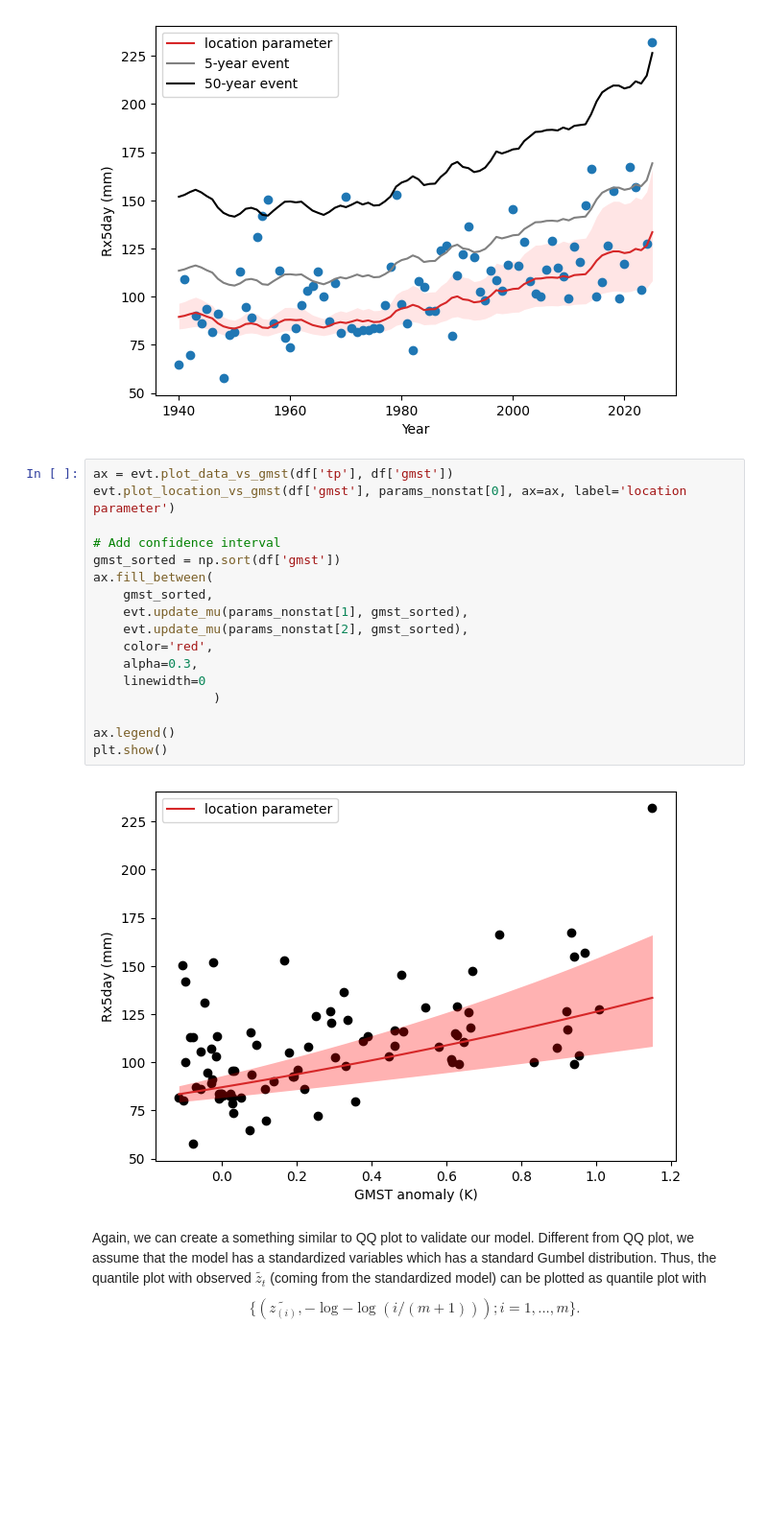
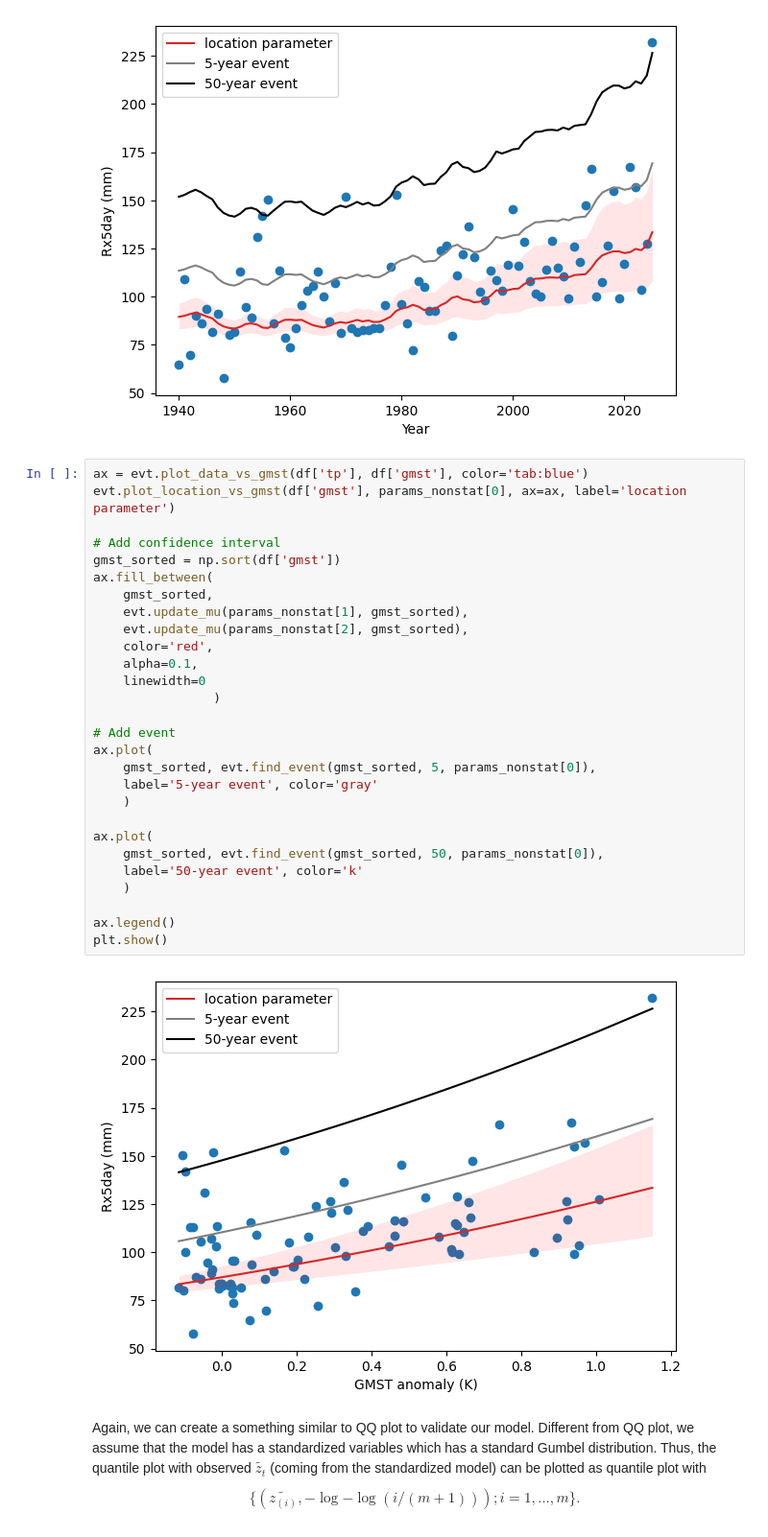
Before and after one commit to nathasya-abenita/diploma_data_analysis, a Jupyter notebook: scripts/project/extreme_trend_detection.ipynb, the cells around one changed output. Shown at 96% size. Cells and saved outputs as stored; diff of their text form; blank space fills up the shorter version.

Commit message:
refine plots

```diff
--- a/scripts/project/extreme_trend_detection.ipynb
+++ b/scripts/project/extreme_trend_detection.ipynb
@@ -321,24 +321,35 @@ plt.show()
 # %% [output]
 [figure]
 # %%
-ax = evt.plot_data_vs_gmst(df['tp'], df['gmst'])
+ax = evt.plot_data_vs_gmst(df['tp'], df['gmst'], color='tab:blue')
 evt.plot_location_vs_gmst(df['gmst'], params_nonstat[0], ax=ax, label='location parameter')
 
 # Add confidence interval
 gmst_sorted = np.sort(df['gmst'])
 ax.fill_between(
     gmst_sorted,
     evt.update_mu(params_nonstat[1], gmst_sorted),
     evt.update_mu(params_nonstat[2], gmst_sorted),
     color='red',
-    alpha=0.3,
+    alpha=0.1,
     linewidth=0
                 )
 
+# Add event
+ax.plot(
+    gmst_sorted, evt.find_event(gmst_sorted, 5, params_nonstat[0]),
+    label='5-year event', color='gray'
+    )
+
+ax.plot(
+    gmst_sorted, evt.find_event(gmst_sorted, 50, params_nonstat[0]),
+    label='50-year event', color='k'
+    )
+
 ax.legend()
 plt.show()
 # %% [output]
-[figure, old version]
+[figure, new version]
 # %% [markdown]
 Again, we can create a something similar to QQ plot to validate our model. Different from QQ plot, we assume that the model has a standardized variables which has a standard Gumbel distribution. Thus, the quantile plot with observed $\tilde{z_t}$ (coming from the standardized model) can be plotted as quantile plot with
 $$
```
Also changed, not shown: 6 other files.
